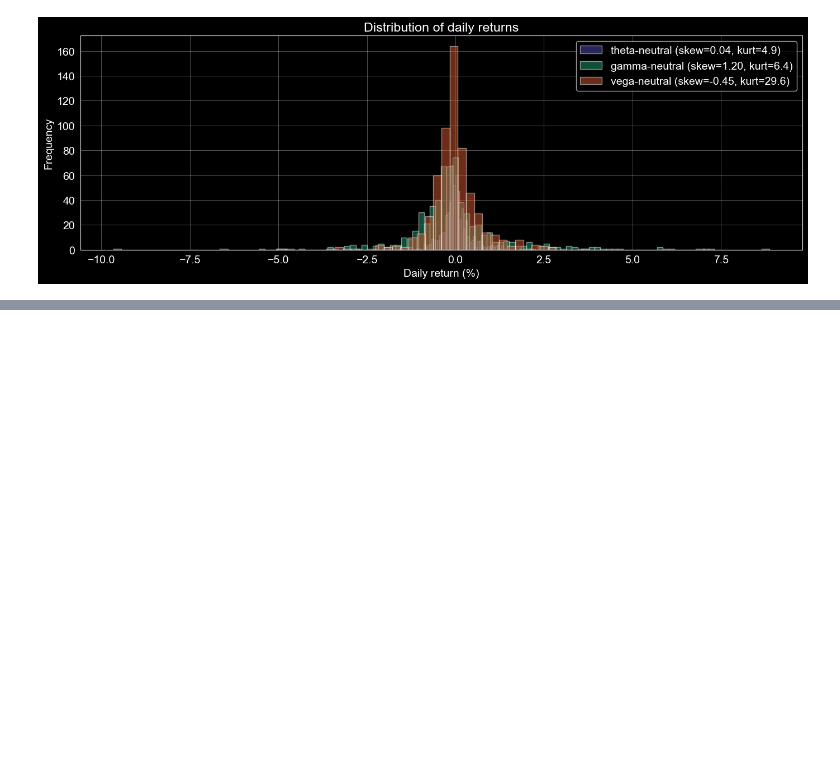
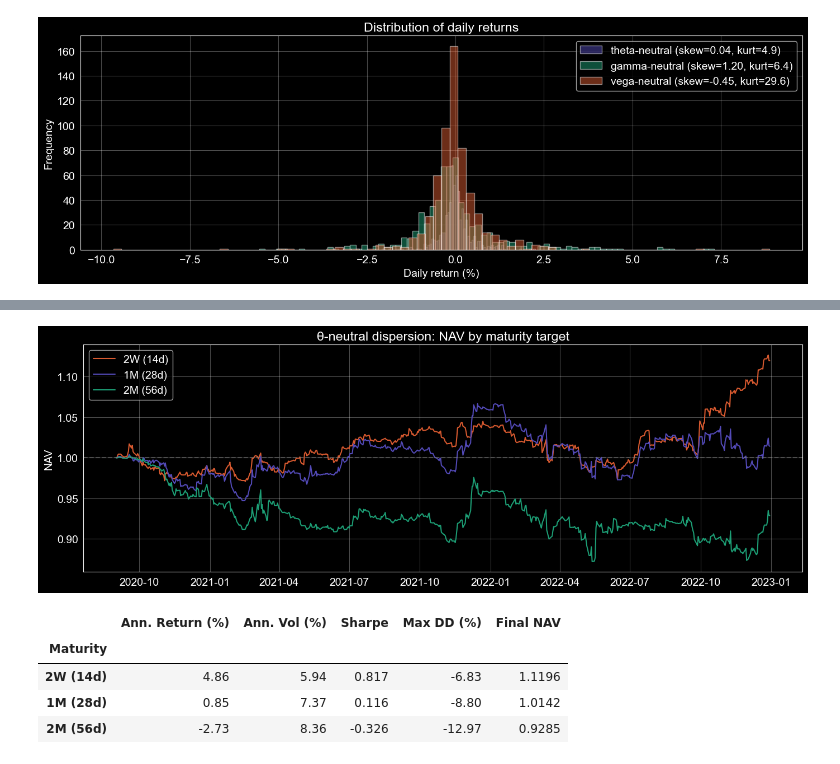
Before and after one commit to Mariuscalaque/Volatility-Trading-Project--Dispersion-Strategies, a Jupyter notebook: notebooks/02_dispersion_backtest.ipynb, the cells around one changed output, grey strips where cells are left out. Saved outputs shown, nothing was run; the diff lists cells and outputs as text; code cells hidden in the pictures; blank space fills up the shorter version.

```diff
--- a/notebooks/02_dispersion_backtest.ipynb
+++ b/notebooks/02_dispersion_backtest.ipynb
@@ -698,0 +941,38 @@ The diagnostic sections (6.1–6.3) confirm that our implementation is correct:
+# %%
+# Compare maturity variants
+mat_colors = {"2W (14d)": "#D85A30", "1M (28d)": "#534AB7", "2M (56d)": "#1D9E75"}
+
+fig, ax = plt.subplots(figsize=(14, 5))
+
+for label, bt in maturity_backtests.items():
+    nav = bt.nav["NAV"]
+    ax.plot(nav.index, nav, label=label, color=mat_colors[label], linewidth=1.5)
+ax.axhline(y=1.0, color="gray", linestyle="--", alpha=0.5)
+ax.set_title("θ-neutral dispersion: NAV by maturity target")
+ax.set_ylabel("NAV"); ax.legend(); ax.grid(alpha=0.3)
+
+plt.tight_layout(); plt.show()
+
+# Metrics table as DataFrame (renders correctly in all themes)
+mat_rows = []
+for label, bt in maturity_backtests.items():
+    nav = bt.nav["NAV"]
+    daily_ret = nav.pct_change().dropna()
+    mat_rows.append({
+        "Maturity": label,
+        "Ann. Return (%)": round(realized_returns(daily_ret) * 100, 2),
+        "Ann. Vol (%)": round(realized_volatility(daily_ret) * 100, 2),
+        "Sharpe": round(sharpe_ratio(daily_ret), 3),
+        "Max DD (%)": round(max_drawdown(daily_ret) * 100, 2),
+        "Final NAV": round(nav.iloc[-1], 4),
+    })
+
+df_mat = pd.DataFrame(mat_rows).set_index("Maturity")
+df_mat
+# %% [output]
+[figure, added]
+|  | Ann. Return (%) | Ann. Vol (%) | Sharpe | Max DD (%) | Final NAV |
+| Maturity |  |  |  |  |  |
+| 2W (14d) | 4.86 | 5.94 | 0.817 | -6.83 | 1.1196 |
+| 1M (28d) | 0.85 | 7.37 | 0.116 | -8.80 | 1.0142 |
+| 2M (56d) | -2.73 | 8.36 | -0.326 | -12.97 | 0.9285 |
```
Also changed, not shown: parts of 12 cells of this notebook.
